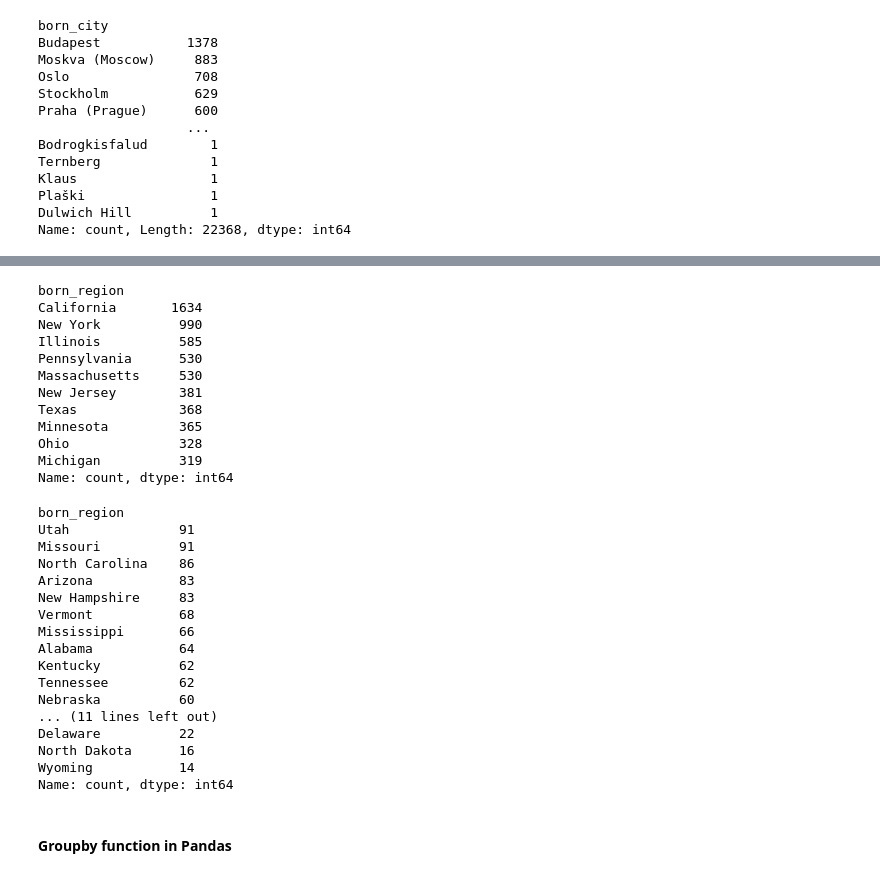
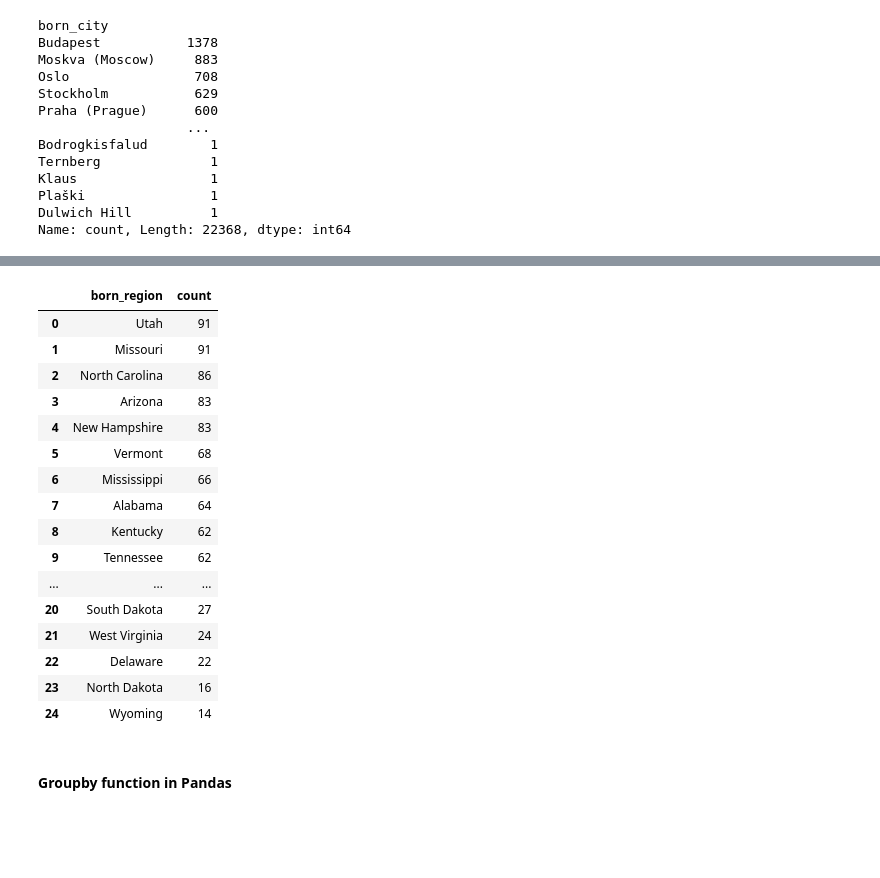
Before and after one commit to NithinBalasubramanian/complete-pandas-tutorial, a Jupyter notebook: tutorial.ipynb, the cells around one changed output, grey strips where cells are left out. Drawn from its saved outputs; the diff is of its cells as text; code cells hidden in the pictures; blank space fills up the shorter version.

```diff
--- a/tutorial.ipynb
+++ b/tutorial.ipynb
@@ -923,38 +1025,23 @@ Name: count, Length: 22368, dtype: int64
 # %%
-bios[bios['born_country']=='USA']['born_region'].value_counts().head(10)
+bios[bios['born_country']=='USA']['born_region'].value_counts().tail(25).reset_index()
 # %% [output]
-born_region
-California       1634
-New York          990
-Illinois          585
-Pennsylvania      530
-Massachusetts     530
-New Jersey        381
-Texas             368
-Minnesota         365
-Ohio              328
-Michigan          319
-Name: count, dtype: int64
+|  | born_region | count |
+| 0 | Utah | 91 |
+| 1 | Missouri | 91 |
+| 2 | North Carolina | 86 |
+| 3 | Arizona | 83 |
+| 4 | New Hampshire | 83 |
+| 5 | Vermont | 68 |
+| 6 | Mississippi | 66 |
+| 7 | Alabama | 64 |
+| 8 | Kentucky | 62 |
+| 9 | Tennessee | 62 |
+| ... | ... | ... |
+| 20 | South Dakota | 27 |
+| 21 | West Virginia | 24 |
+| 22 | Delaware | 22 |
+| 23 | North Dakota | 16 |
+| 24 | Wyoming | 14 |
-# %%
-bios[bios['born_country']=='USA']['born_region'].value_counts().tail(25)
-# %% [output]
-born_region
-Utah              91
-Missouri          91
-North Carolina    86
-Arizona           83
-New Hampshire     83
-Vermont           68
-Mississippi       66
-Alabama           64
-Kentucky          62
-Tennessee         62
-Nebraska          60
-... (11 lines left out)
-Delaware          22
-North Dakota      16
-Wyoming           14
-Name: count, dtype: int64
 # %% [markdown]
 #### Groupby function in Pandas
 # %%
```
Also changed, not shown: parts of 5 cells of this notebook, 4 other files.
